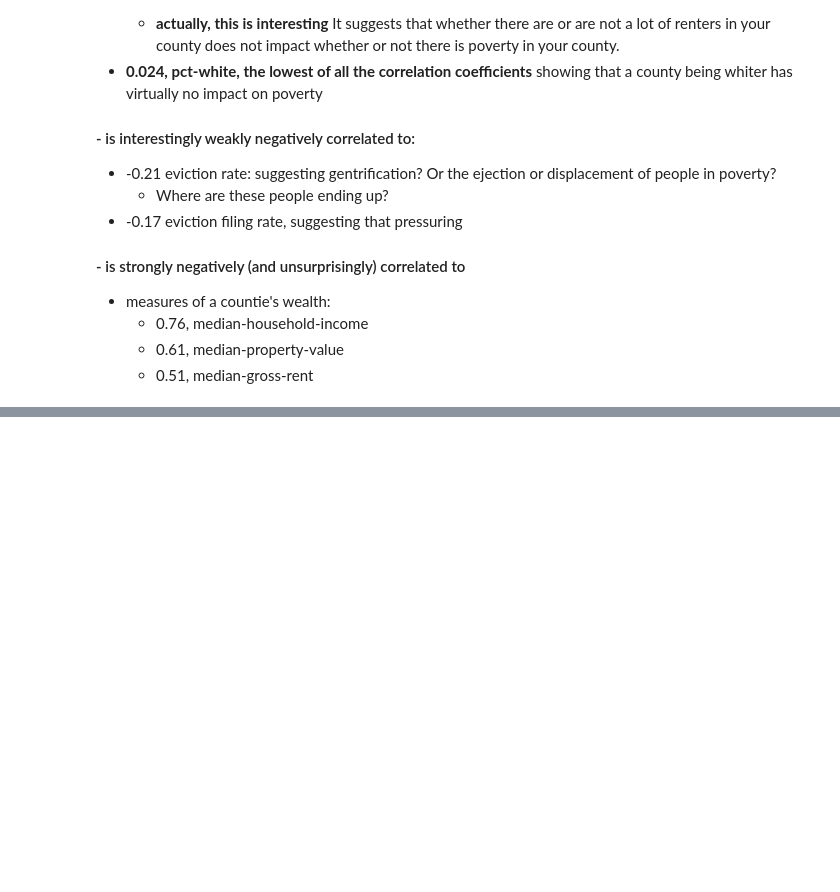
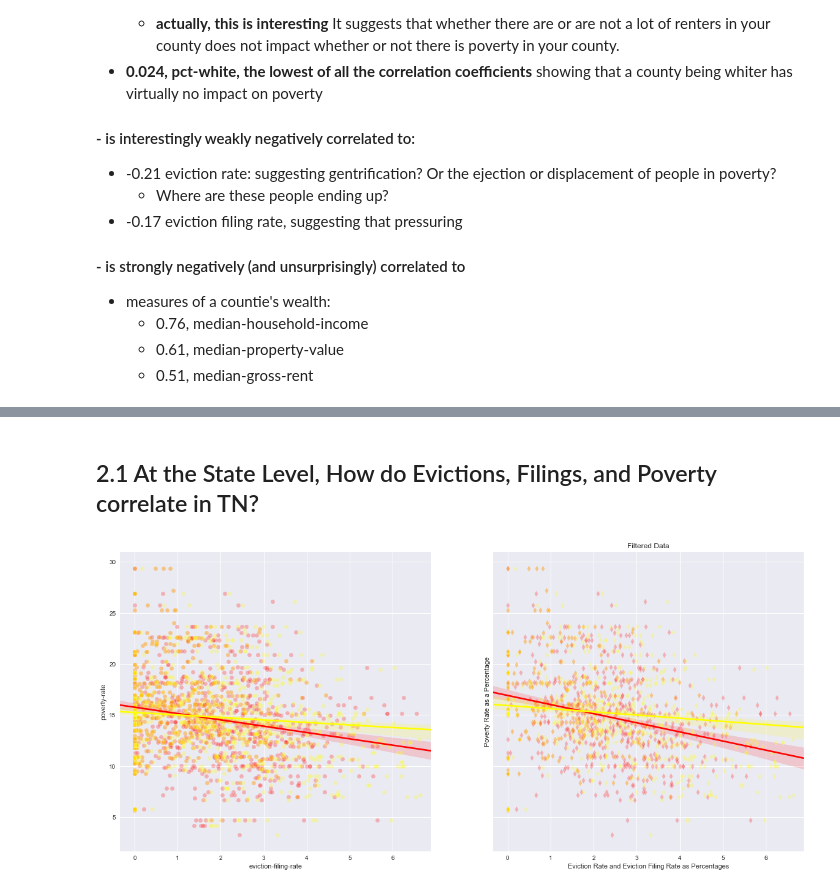
Before and after one commit to paulo-g-martinez/eviction-lab-tn-nss-capstone, a Jupyter notebook: regression-analysis-with-corrected-flags.ipynb, the cells around one changed output, grey strips where cells are left out. Saved outputs shown, nothing was run; the diff lists cells and outputs as text; code cells hidden in the pictures; blank space fills up the shorter version.

```diff
--- a/regression-analysis-with-corrected-flags.ipynb
+++ b/regression-analysis-with-corrected-flags.ipynb
@@ -491,0 +507,49 @@ plt.show()
+# %% [markdown]
+## 2.1 At the State Level, How do Evictions, Filings, and Poverty correlate in TN?
+# %%
+f, (ax1, ax2) = plt.subplots(1, 2, sharey = False, figsize = (20, 9))
+
+# add unfiltered linear regression to axis 1
+sns.regplot(y = counties_evicts_df['poverty-rate'],
+           x = counties_evicts_df['eviction-rate'],
+            robust = True,
+           color = 'red', marker = 'o', scatter_kws = {'alpha':'.25',
+                                            'edgecolors':'white',
+                                           'linewidths':'.5'},
+           ax = ax1)
+sns.regplot(x = counties_evicts_df['eviction-filing-rate'],
+           y = counties_evicts_df['poverty-rate'],
+           robust = True,
+           color = 'yellow', marker = 'o', scatter_kws = {'alpha': '.25',
+                                                         'edgecolors': 'white',
+                                                         'linewidths': '.5'},
+            line_kws = {'linestyle':'-'},
+           ax = ax1)
+plt.title('Unfiltered Data')
+plt.xlabel('Eviction Rate and Eviction Filing Rate as Percentages')
+plt.ylabel('Poverty Rate as a Percentage')
+
+# add filtered regression to axis 2
+sns.regplot(y = counties_evicts_df['poverty-rate'][counties_evicts_df['low-flag'] == 0],
+           x = counties_evicts_df['eviction-rate'][counties_evicts_df['low-flag'] == 0],
+            robust = True,
+           color = 'red', marker = 'd', scatter_kws = {'alpha':'.25',
+                                            'edgecolors':'white',
+                                           'linewidths':'.5'},
+           ax = ax2)
+sns.regplot(x = counties_evicts_df['eviction-filing-rate'][counties_evicts_df['low-flag'] == 0],
+           y = counties_evicts_df['poverty-rate'][counties_evicts_df['low-flag'] == 0],
+           robust = True,
+           color = 'yellow', marker = 'd', scatter_kws = {'alpha': '.25',
+                                                         'edgecolors': 'white',
+                                                         'linewidths': '.5'},
+            line_kws = {'linestyle':'-'},
+           ax = ax2)
+
+plt.title('Filtered Data')
+plt.xlabel('Eviction Rate and Eviction Filing Rate as Percentages')
+plt.ylabel('Poverty Rate as a Percentage')
+
+plt.show()
+# %% [output]
+[figure, added]
```
Also changed, not shown: parts of 16 cells of this notebook.
